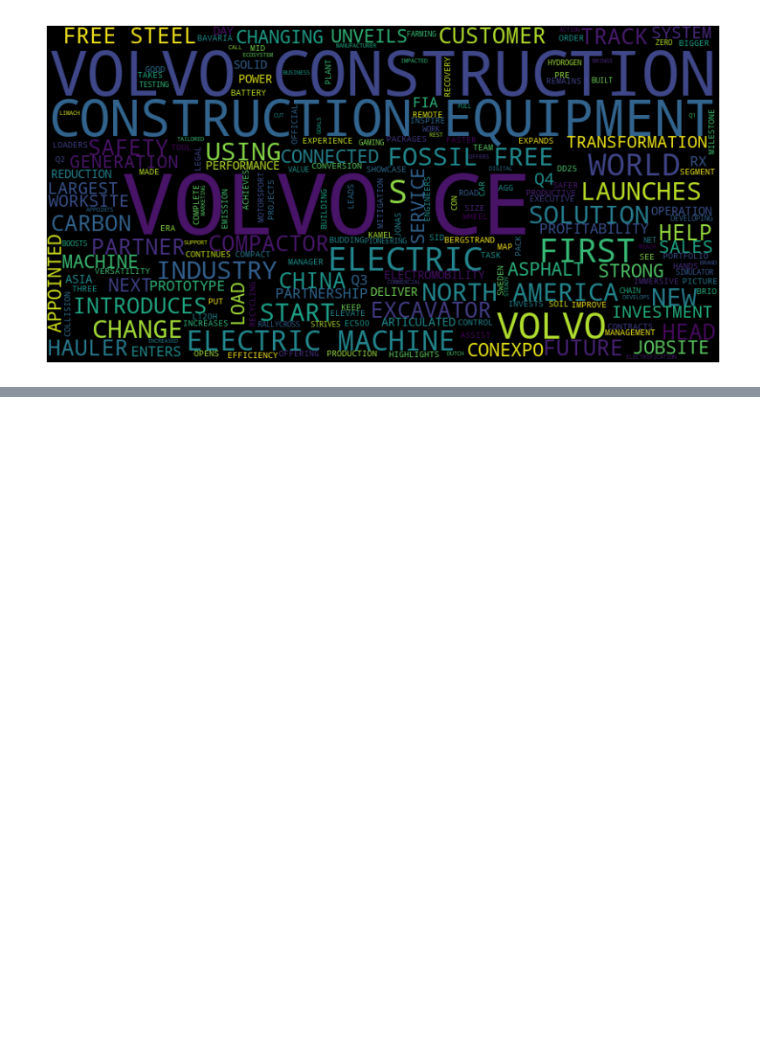
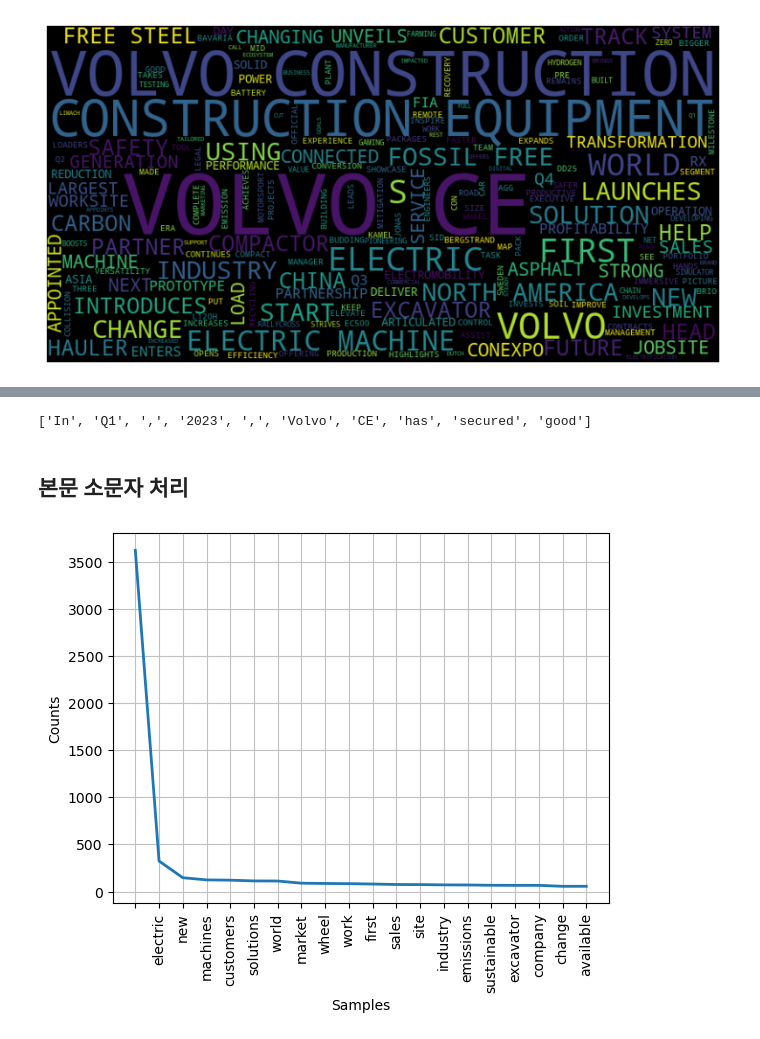
Before and after one commit to CE-MarketSensing/ConstructionEquipment, a Jupyter notebook: textmining/volvo_6month.ipynb, the cells around one changed output, grey strips where cells are left out. Drawn from its saved outputs; the diff is of its cells as text; code cells hidden in the pictures; blank space fills up the shorter version.

Commit message:
[volvo] 6개월치 뉴스제목, 본문 분석

```diff
--- a/textmining/volvo_6month.ipynb
+++ b/textmining/volvo_6month.ipynb
@@ -442,0 +456,7 @@ plt.show()
+# %%
+# 문장을 토큰화(문장을 단어로 끊어냄)
+volvo_content_token = []
+for i in volvo_content:
+    volvo_token = nltk.word_tokenize(i)
+    print(nltk.word_tokenize(i))
+    volvo_content_token.append(volvo_token)
@@ -442,0 +481,24 @@ plt.show()
+# %%
+# 각 리스트들을 하나의 리스트로 합침.
+content_token_all = []
+for sublist in volvo_content_token:
+    content_token_all.extend(sublist)
+# %%
+content_token_all[:10]
+# %% [output]
+['In', 'Q1', ',', '2023', ',', 'Volvo', 'CE', 'has', 'secured', 'good']
+# %% [markdown]
+## 본문 소문자 처리
+# %%
+content_lower=[]
+for word in content_token_all:
+    content_lower.append(word.lower())
+# %%
+filtered_title = [re.sub(r'[^\s\w]', ' ', word) for word in content_lower if word not in stopwords]
+# %%
+text = Text(filtered_title)
+
+text.plot(20)
+plt.show()
+# %% [output]
+[figure, added]
```
Also changed, not shown: parts of 13 cells of this notebook.
